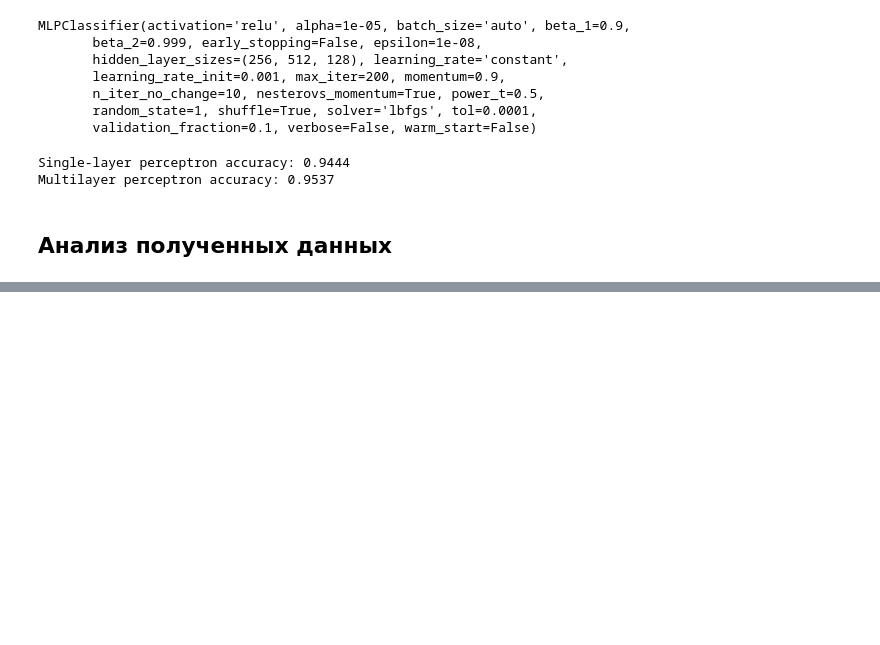
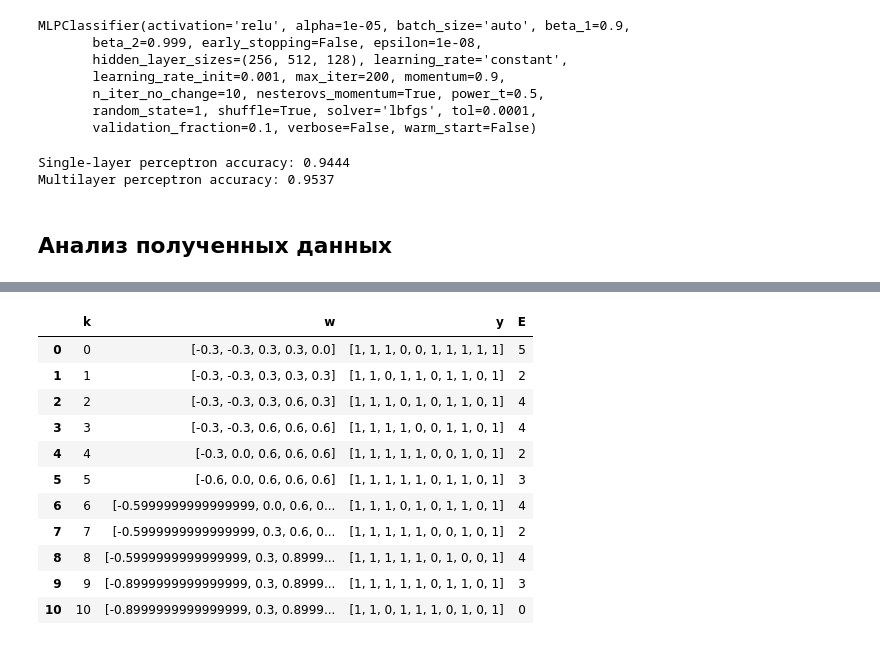
Before and after one commit to Dmitriy1594/simple_perceptron, a Jupyter notebook: release/Perceptron_sklearn.ipynb, the cells around one changed output, grey strips where cells are left out. Drawn from its saved outputs; the diff is of its cells as text; code cells hidden in the pictures; blank space fills up the shorter version.

```diff
--- a/release/Perceptron_sklearn.ipynb
+++ b/release/Perceptron_sklearn.ipynb
@@ -115,0 +112,15 @@ plt.show()
+# %%
+d.head(20)
+# %% [output]
+|  | k | w | y | E |
+| 0 | 0 | [-0.3, -0.3, 0.3, 0.3, 0.0] | [1, 1, 1, 0, 0, 1, 1, 1, 1, 1] | 5 |
+| 1 | 1 | [-0.3, -0.3, 0.3, 0.3, 0.3] | [1, 1, 0, 1, 1, 0, 1, 1, 0, 1] | 2 |
+| 2 | 2 | [-0.3, -0.3, 0.3, 0.6, 0.3] | [1, 1, 1, 0, 1, 0, 1, 1, 0, 1] | 4 |
+| 3 | 3 | [-0.3, -0.3, 0.6, 0.6, 0.6] | [1, 1, 1, 1, 0, 0, 1, 1, 0, 1] | 4 |
+| 4 | 4 | [-0.3, 0.0, 0.6, 0.6, 0.6] | [1, 1, 1, 1, 1, 0, 0, 1, 0, 1] | 2 |
+| 5 | 5 | [-0.6, 0.0, 0.6, 0.6, 0.6] | [1, 1, 1, 1, 1, 0, 1, 1, 0, 1] | 3 |
+| 6 | 6 | [-0.5999999999999999, 0.0, 0.6, 0... | [1, 1, 1, 0, 1, 0, 1, 1, 0, 1] | 4 |
+| 7 | 7 | [-0.5999999999999999, 0.3, 0.6, 0... | [1, 1, 1, 1, 1, 0, 0, 1, 0, 1] | 2 |
+| 8 | 8 | [-0.5999999999999999, 0.3, 0.8999... | [1, 1, 1, 1, 1, 0, 1, 0, 0, 1] | 4 |
+| 9 | 9 | [-0.8999999999999999, 0.3, 0.8999... | [1, 1, 1, 1, 1, 0, 1, 1, 0, 1] | 3 |
+| 10 | 10 | [-0.8999999999999999, 0.3, 0.8999... | [1, 1, 0, 1, 1, 1, 0, 1, 0, 1] | 0 |
```
Also changed, not shown: parts of 5 cells of this notebook, 7 other files.
